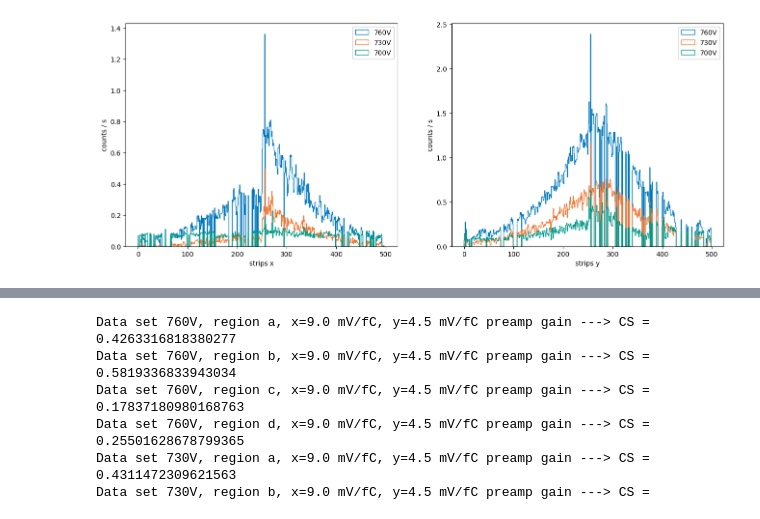
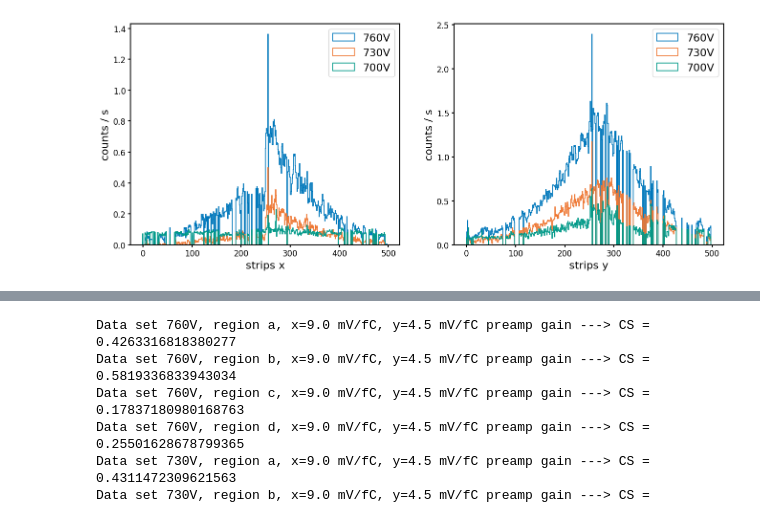
Before and after one commit to aleczanderpaul/vmm-reconstruction, a Jupyter notebook: micromegas_reconstruction.ipynb, the cells around one changed output, grey strips where cells are left out. Cells and saved outputs as stored; diff of their text form; code cells hidden in the pictures.

Commit message:
Improved plot readability

```diff
--- a/micromegas_reconstruction.ipynb
+++ b/micromegas_reconstruction.ipynb
@@ -12,3 +7,18 @@ import glob
+# %%
+'''--------------------------MATPLOTLIB PLOT PARAMETERS--------------------------'''
+
+plt.rcParams.update({
+    'font.size': 16,
+    'axes.labelsize': 16,
+    'axes.titlesize': 18,
+    'xtick.labelsize': 12,
+    'ytick.labelsize': 12,
+    'legend.fontsize': 16,
+    'lines.linewidth': 2,
+    'axes.linewidth': 1.5,
+    'xtick.major.width': 1.5,
+    'ytick.major.width': 1.5,
+})
 # %%
 '''----------------------------------FUNCTIONS----------------------------------'''
 
@@ -95,33 +105,33 @@ for i in range(0, len(rootFolders)):
 # %%
 '''---------------------------------HIT RATE PLOTS---------------------------------'''
 logscale = False
 
 fig, ax = plt.subplots(1, 2, figsize=(16, 6))
 for i in range(0, len(df_hits_list)):
     xHits = df_hits_list[i].loc[df_hits_list[i]['plane'] == 0].reset_index()
-    x_counts, x_bin_edges, x_patches = ax[0].hist(xHits['pos'], bins=strip_edges, histtype='step', color=hist_colors[i], weights=np.full(len(xHits), 1/data_duration_list[i]), label=hist_labels[i])
+    x_counts, x_bin_edges, x_patches = ax[0].hist(xHits['pos'], bins=strip_edges, histtype='step', color=hist_colors[i], weights=np.full(len(xHits), 1/data_duration_list[i]), label=hist_labels[i], linewidth=1.25)
 
     yHits = df_hits_list[i].loc[df_hits_list[i]['plane'] == 1].reset_index()
-    y_counts, y_bin_edges, y_patches = ax[1].hist(yHits['pos'], bins=strip_edges, histtype='step', color=hist_colors[i], weights=np.full(len(yHits), 1/data_duration_list[i]), label=hist_labels[i])
+    y_counts, y_bin_edges, y_patches = ax[1].hist(yHits['pos'], bins=strip_edges, histtype='step', color=hist_colors[i], weights=np.full(len(yHits), 1/data_duration_list[i]), label=hist_labels[i], linewidth=1.25)
 
 ax[0].legend(loc='upper right')
 ax[0].set_xlabel("strips x")
 ax[0].set_ylabel("counts / s")
 ax[1].legend(loc='upper right')
 ax[1].set_xlabel("strips y")
 ax[1].set_ylabel("counts / s")
 
 if logscale == True:
     ax[0].set_yscale("log")
     ax[1].set_yscale("log")
 
 #ax[0].set_ylim(0, 0.5)
 #ax[1].set_ylim(0, 0.5)
 
 fig.savefig(f'plots/png/hit_rate.png', bbox_inches="tight")
 fig.savefig(f'plots/pdf/hit_rate.pdf', bbox_inches="tight")
 # %% [output]
-[figure, old version]
+[figure, new version]
 # %%
 '''---------------------PLOT GAIN (by dataset) FOR EACH REGION---------------------'''
 xaxis_minmax = (0, 40000)
```
Also changed, not shown: parts of 5 cells of this notebook, 17 other files.
